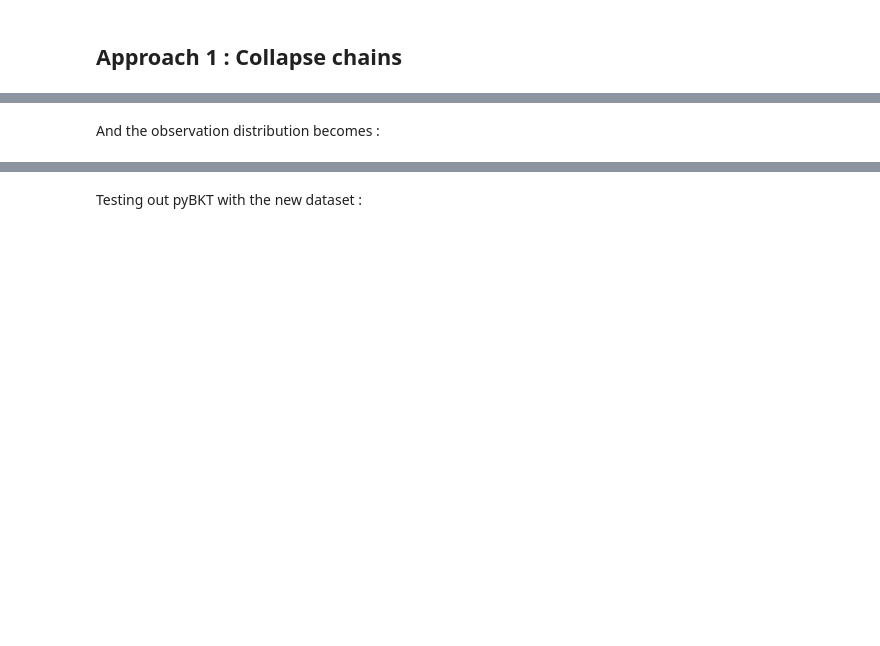
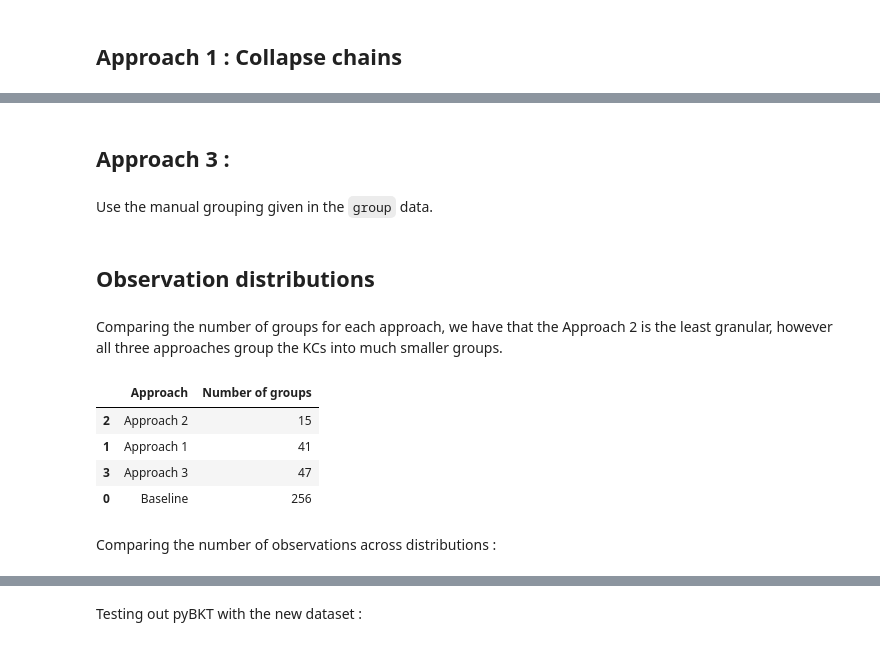
Before and after one commit to mailysg8/ai-student-progress-tracker, a Jupyter notebook: notebooks/kc-agg_exploration.ipynb, the cells around one changed output, grey strips where cells are left out. Cells and saved outputs as stored; diff of their text form; code cells hidden in the pictures; blank space fills up the shorter version.

```diff
--- a/notebooks/kc-agg_exploration.ipynb
+++ b/notebooks/kc-agg_exploration.ipynb
@@ -47,0 +55,4 @@ nodes
+# %% [markdown]
+## Approach 3 :
+# %% [markdown]
+Use the manual grouping given in the `group` data.
@@ -48,3 +66,16 @@ nodes
 # %% [markdown]
-And the observation distribution becomes :
+## Observation distributions
+# %% [markdown]
+Comparing the number of groups for each approach, we have that the Approach 2 is the least granular, however all three approaches group the KCs into much smaller groups.
+# %%
+pd.DataFrame({'Approach':['Baseline','Approach 1', 'Approach 2', 'Approach 3'],
+                'Number of groups' : [nodes['kc_id'].nunique(),nodes['app_one'].nunique(),nodes['app_two'].nunique(),nodes['app_three'].nunique()]}).sort_values('Number of groups')
+# %% [output]
+|  | Approach | Number of groups |
+| 2 | Approach 2 | 15 |
+| 1 | Approach 1 | 41 |
+| 3 | Approach 3 | 47 |
+| 0 | Baseline | 256 |
+# %% [markdown]
+Comparing the number of observations across distributions :
 # %%
```
Also changed, not shown: parts of 23 cells of this notebook.
